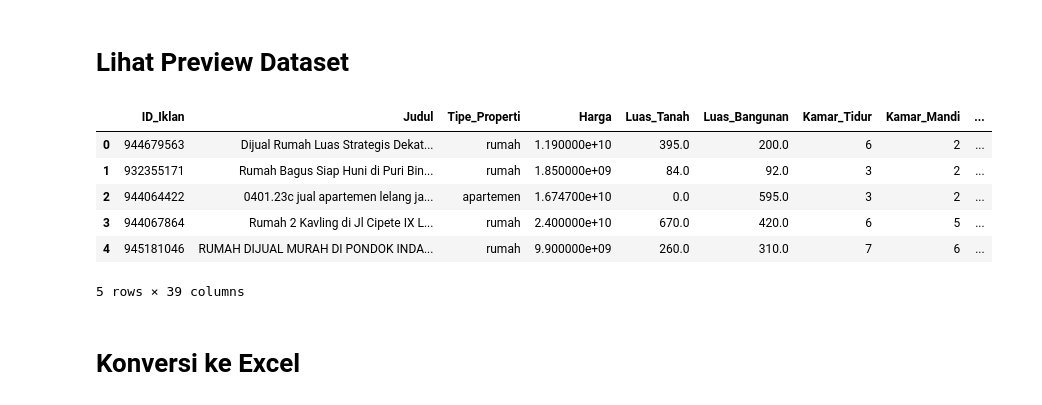
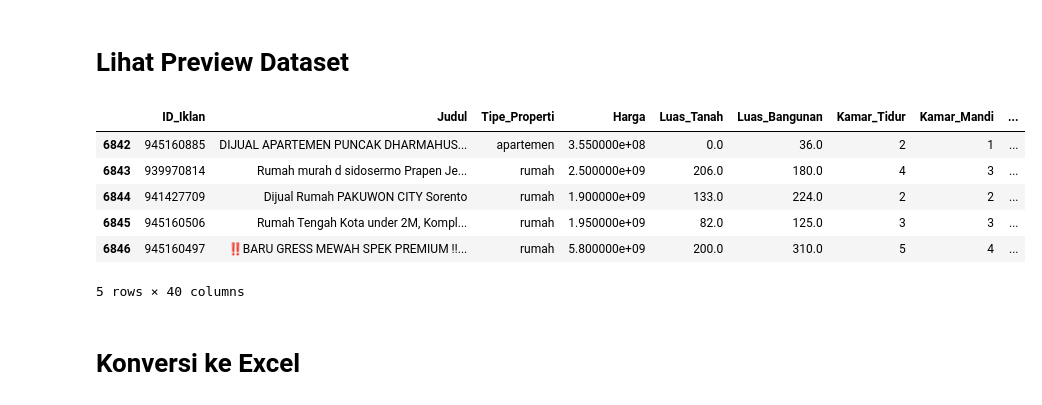
Before and after one commit to askaODJWI/tugas_akhir, a Jupyter notebook: Ryan/dataset_checker.ipynb, the cells around one changed output. Drawn from its saved outputs; the diff is of its cells as text; code cells hidden in the pictures.

Commit message:
sentiment analysis

```diff
--- a/Ryan/dataset_checker.ipynb
+++ b/Ryan/dataset_checker.ipynb
@@ -24,24 +24,24 @@ Requirement already satisfied: six>=1.5 in C:\Users\Ryan\AppData\Roaming\Python\
 # %%
 import pandas as pd
 
-nama_file_csv = 'SBERT Model/dataset_properti_corpus.csv'
+nama_file_csv = 'Semantic & Sentiment Analysis/dataset_properti_final.csv'
 
 try:
     df = pd.read_csv(nama_file_csv)
 
-    display(df.head())
+    display(df.tail())
 
 except FileNotFoundError:
     print(f"File '{nama_file_csv}' tidak ditemukan.")
     print("Pastikan file CSV sudah di-upload ke folder yang sama dengan notebook ini.")
 # %% [output]
 |  | ID_Iklan | Judul | Tipe_Properti | Harga | Luas_Tanah | Luas_Bangunan | Kamar_Tidur | Kamar_Mandi | ... |
-| 0 | 944679563 | Dijual Rumah Luas Strategis Dekat... | rumah | 1.190000e+10 | 395.0 | 200.0 | 6 | 2 | ... |
-| 1 | 932355171 | Rumah Bagus Siap Huni di Puri Bin... | rumah | 1.850000e+09 | 84.0 | 92.0 | 3 | 2 | ... |
-| 2 | 944064422 | 0401.23c jual apartemen lelang ja... | apartemen | 1.674700e+10 | 0.0 | 595.0 | 3 | 2 | ... |
-| 3 | 944067864 | Rumah 2 Kavling di Jl Cipete IX L... | rumah | 2.400000e+10 | 670.0 | 420.0 | 6 | 5 | ... |
-| 4 | 945181046 | RUMAH DIJUAL MURAH DI PONDOK INDA... | rumah | 9.900000e+09 | 260.0 | 310.0 | 7 | 6 | ... |
+| 6842 | 945160885 | DIJUAL APARTEMEN PUNCAK DHARMAHUS... | apartemen | 3.550000e+08 | 0.0 | 36.0 | 2 | 1 | ... |
+| 6843 | 939970814 | Rumah murah d sidosermo Prapen Je... | rumah | 2.500000e+09 | 206.0 | 180.0 | 4 | 3 | ... |
+| 6844 | 941427709 | Dijual Rumah PAKUWON CITY Sorento | rumah | 1.900000e+09 | 133.0 | 224.0 | 2 | 2 | ... |
+| 6845 | 945160506 | Rumah Tengah Kota under 2M, Kompl... | rumah | 1.950000e+09 | 82.0 | 125.0 | 3 | 3 | ... |
+| 6846 | 945160497 | ‼️BARU GRESS MEWAH SPEK PREMIUM ‼... | rumah | 5.800000e+09 | 200.0 | 310.0 | 5 | 4 | ... |
-5 rows × 39 columns
+5 rows × 40 columns
 # %% [markdown]
 # Konversi ke Excel
 # %%
```
Also changed, not shown: parts of 1 cell of this notebook, 15 other files.
